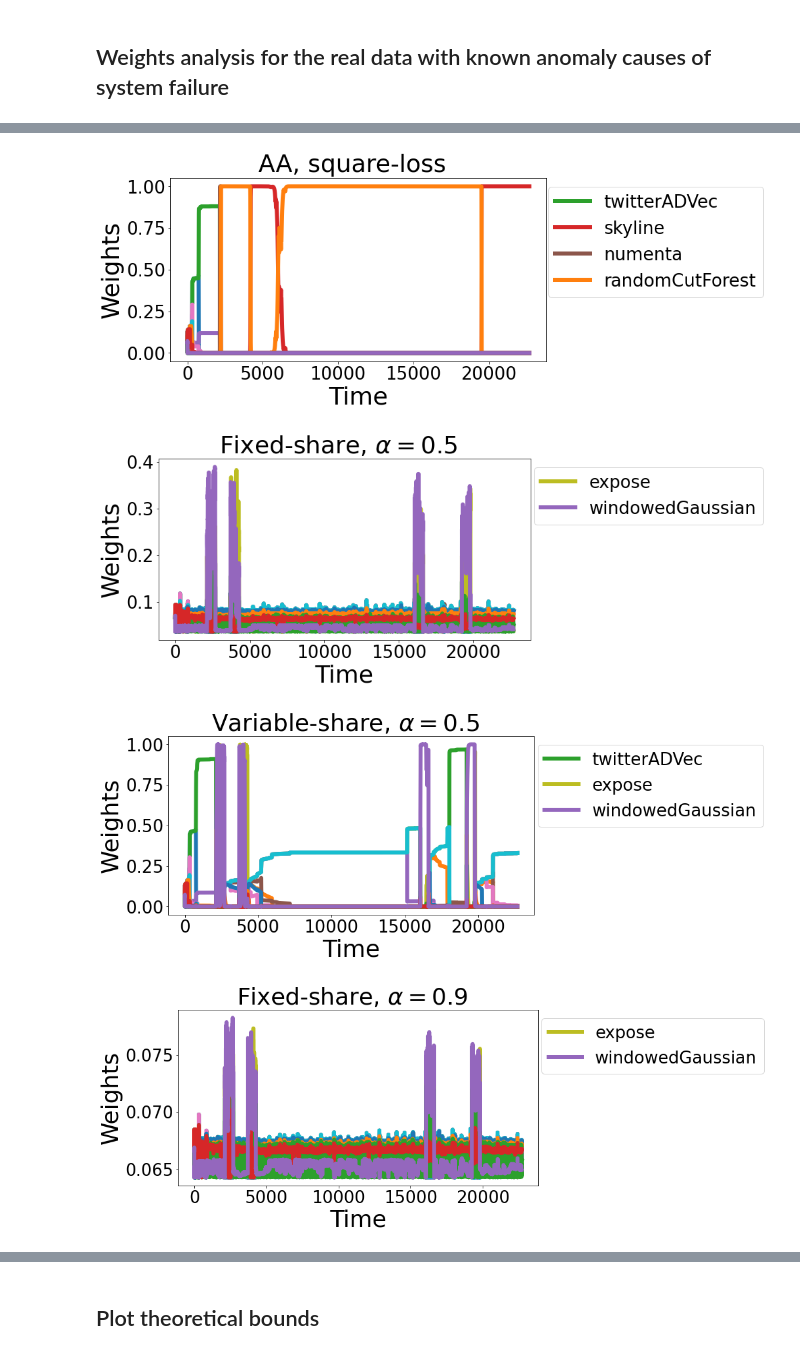
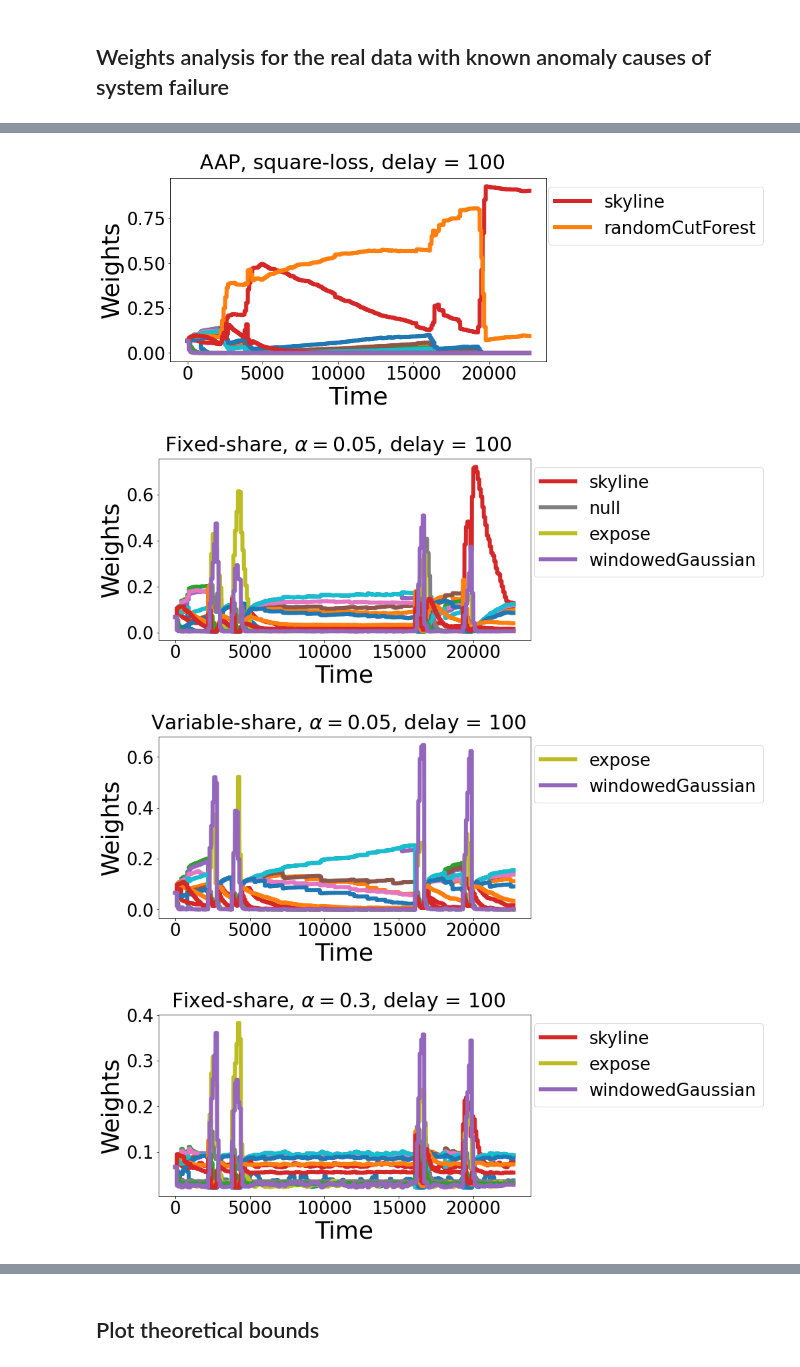
Before and after one commit to alan-turing-institute/anomaly_with_experts, a Jupyter notebook: results_plots.ipynb, the cells around one changed output, grey strips where cells are left out. Cells and saved outputs as stored; diff of their text form; code cells hidden in the pictures.

```diff
--- a/results_plots.ipynb
+++ b/results_plots.ipynb
@@ -114,7 +112,7 @@ fig.suptitle(r"Fixed-share, $\alpha = 0.9$", fontsize=26);
 # %% [markdown]
 ## Weights analysis for the real data with known anomaly causes of system failure
 # %%
-algorithm_list = [
+experts = [
     "knncad",
     "numentaTM",
     "twitterADVec",
@@ -161,12 +161,14 @@ fig.suptitle("AA, log-loss", fontsize=36);
 # %%
-score_AA, loss_AA, loss_experts, weights_experts = share_algorithm(
-    target, score_experts, share_type="Variable", alpha=0
+score_AA, loss_AA, loss_experts, weights_experts = share_delays(
+    target, score_experts, share_type="Variable", alpha=0, delays=100
 )
 
 fig, axs = plt.subplots(1, 1, figsize=(10, 5))
-for i, _ in enumerate(algorithm_list):
-    if max(weights_experts.T[i] > 0.7):
-        plt.plot(weights_experts.T[i], linewidth=6, label=f"{algorithm_list[i]}")
+for i, _ in enumerate(experts):
+    if max(weights_experts.T[i]) > 0.7:
+        plt.plot(
+            weights_experts.T[i], linewidth=6, label=f"{experts[i]}"
+        )
     else:
         plt.plot(weights_experts.T[i], linewidth=6)
 axs.legend(loc="upper right", bbox_to_anchor=(1.6, 1), fontsize=26)
@@ -175,18 +177,20 @@ axs.set_ylabel("Weights", fontsize=36)
 axs.xaxis.set_tick_params(labelsize=26)
 axs.yaxis.set_tick_params(labelsize=26)
 plt.rcParams.update({"font.size": 36})
-fig.suptitle("AA, square-loss", fontsize=36);
+fig.suptitle("AAP, square-loss, delay = 100", fontsize=30);
 # %% [output]
-[figure, old version]
+[figure, new version]
 # %%
-score_AA, loss_AA, loss_experts, weights_experts = share_algorithm(
-    target, score_experts, share_type="Fixed", alpha=0.5
+score_AA, loss_AA, loss_experts, weights_experts = share_delays(
+    target, score_experts, share_type="Fixed", alpha=0.05, delays=100
 )
 
 fig, axs = plt.subplots(1, 1, figsize=(10, 5))
-for i, _ in enumerate(algorithm_list):
-    if max(weights_experts.T[i] > 0.3):
-        plt.plot(weights_experts.T[i], linewidth=6, label=f"{algorithm_list[i]}")
+for i, _ in enumerate(experts):
+    if max(weights_experts.T[i]) > 0.3:
+        plt.plot(
+            weights_experts.T[i], linewidth=6, label=f"{experts[i]}"
+        )
     else:
         plt.plot(weights_experts.T[i], linewidth=6)
 axs.legend(loc="upper right", bbox_to_anchor=(1.65, 1), fontsize=26)
@@ -195,18 +199,20 @@ axs.set_ylabel("Weights", fontsize=36)
 axs.xaxis.set_tick_params(labelsize=26)
 axs.yaxis.set_tick_params(labelsize=26)
 plt.rcParams.update({"font.size": 36})
-fig.suptitle(r"Fixed-share, $\alpha = 0.5$", fontsize=36);
+fig.suptitle(r"Fixed-share, $\alpha = 0.05$, delay = 100", fontsize=30);
 # %% [output]
-[figure, old version]
+[figure, new version]
 # %%
-score_AA, loss_AA, loss_experts, weights_experts = share_algorithm(
-    target, score_experts, share_type="Variable", alpha=0.5
+score_AA, loss_AA, loss_experts, weights_experts = share_delays(
+    target, score_experts, share_type="Variable", alpha=0.05, delays=100
 )
 
 fig, axs = plt.subplots(1, 1, figsize=(10, 5))
-for i, _ in enumerate(algorithm_list):
-    if max(weights_experts.T[i] > 0.5):
-        plt.plot(weights_experts.T[i], linewidth=6, label=f"{algorithm_list[i]}")
+for i, _ in enumerate(experts):
+    if max(weights_experts.T[i]) > 0.5:
+        plt.plot(
+            weights_experts.T[i], linewidth=6, label=f"{experts[i]}"
+        )
     else:
         plt.plot(weights_experts.T[i], linewidth=6)
 axs.legend(loc="upper right", bbox_to_anchor=(1.65, 1), fontsize=26)
@@ -215,27 +221,29 @@ axs.set_ylabel("Weights", fontsize=36)
 axs.xaxis.set_tick_params(labelsize=26)
 axs.yaxis.set_tick_params(labelsize=26)
 plt.rcParams.update({"font.size": 36})
-fig.suptitle(r"Variable-share, $\alpha = 0.5$", fontsize=36);
+fig.suptitle(r"Variable-share, $\alpha = 0.05$, delay = 100", fontsize=30);
 # %% [output]
-[figure, old version]
+[figure, new version]
 # %%
-score_AA, loss_AA, loss_experts, weights_experts = share_algorithm(
-    target, score_experts, share_type="Fixed", alpha=0.9
+score_AA, loss_AA, loss_experts, weights_experts = share_delays(
+    target, score_experts, share_type="Fixed", alpha=0.3, delays=100
 )
 
 fig, axs = plt.subplots(1, 1, figsize=(10, 5))
-for i, _ in enumerate(algorithm_list):
-    if max(weights_experts.T[i] > 0.075):
-        plt.plot(weights_experts.T[i], linewidth=6, label=f"{algorithm_list[i]}")
+for i, _ in enumerate(experts):
+    if max(weights_experts.T[i] > 0.2):
+        plt.plot(
+            weights_experts.T[i], linewidth=6, label=f"{experts[i]}"
+        )
     else:
         plt.plot(weights_experts.T[i], linewidth=6)
 axs.legend(loc="upper right", bbox_to_anchor=(1.65, 1), fontsize=26)
 axs.set_xlabel("Time", fontsize=36)
 axs.set_ylabel("Weights", fontsize=36)
 axs.xaxis.set_tick_params(labelsize=26)
 axs.yaxis.set_tick_params(labelsize=26)
 plt.rcParams.update({"font.size": 36})
-fig.suptitle(r"Fixed-share, $\alpha = 0.9$", fontsize=36);
+fig.suptitle(r"Fixed-share, $\alpha = 0.3$, delay = 100", fontsize=30);
 # %% [output]
-[figure, old version]
+[figure, new version]
 # %%
```
Also changed, not shown: parts of 16 cells of this notebook, 11 other files.
